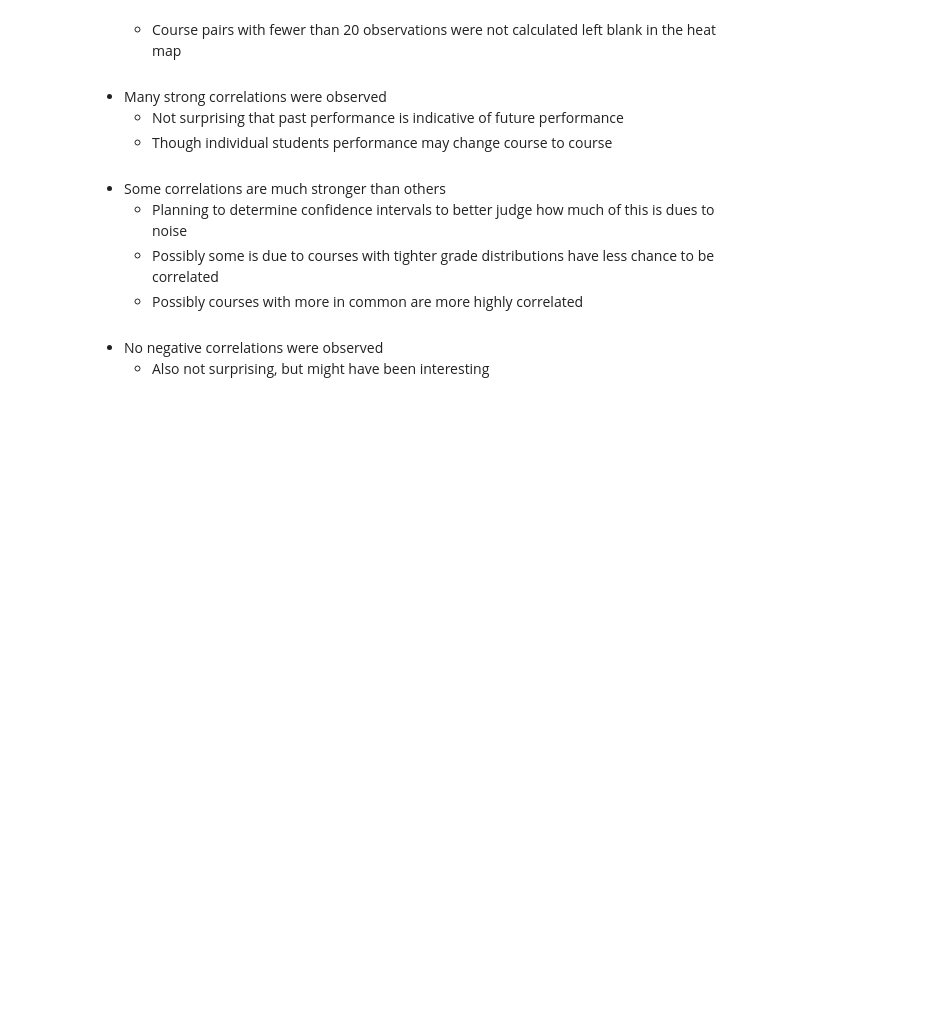
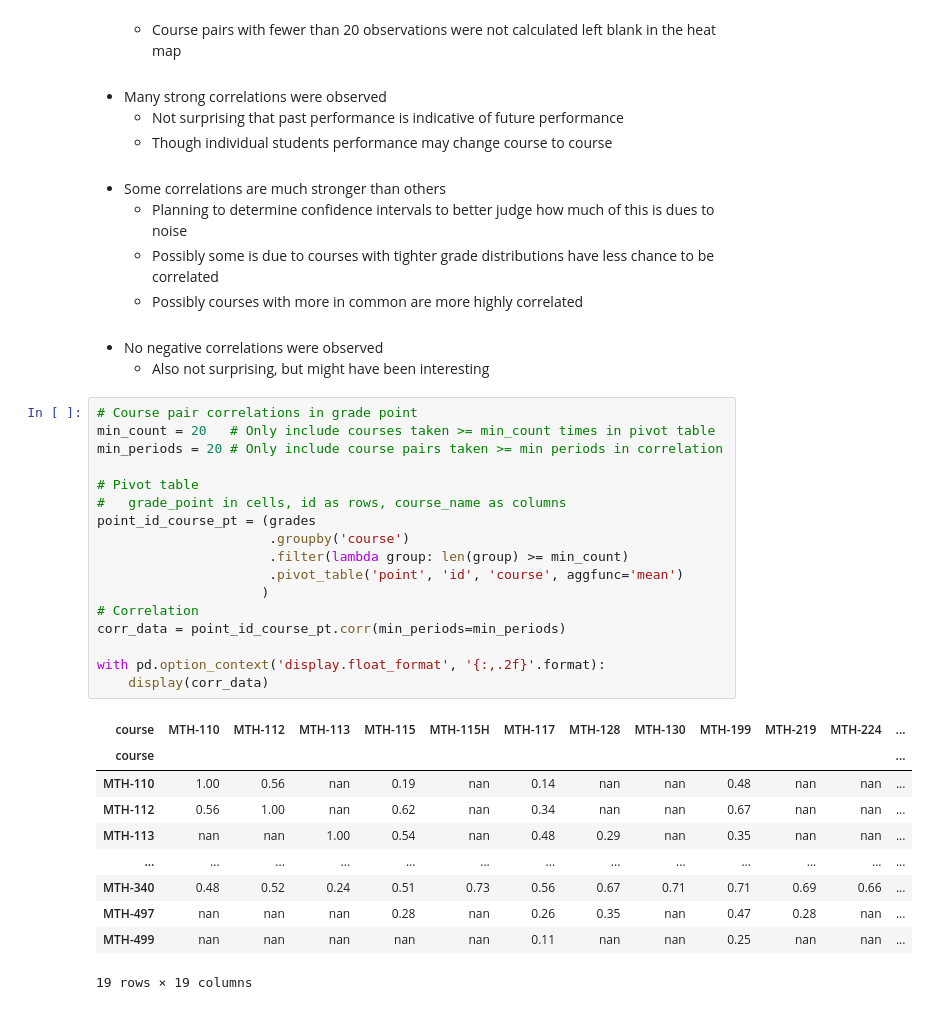
Before and after one commit to pmgasper/union_students, a Jupyter notebook: nb04_hypothesis_testing.ipynb, the cells around one changed output. Cells and saved outputs as stored; diff of their text form; blank space fills up the shorter version.

Commit message:
working on correlation coefficient confidence intervals

```diff
--- a/nb04_hypothesis_testing.ipynb
+++ b/nb04_hypothesis_testing.ipynb
@@ -410,5 +410,33 @@ Sample size power analysis:
 <br><br>
 * No negative correlations were observed
   + Also not surprising, but might have been interesting
+# %%
+# Course pair correlations in grade point
+min_count = 20   # Only include courses taken >= min_count times in pivot table
+min_periods = 20 # Only include course pairs taken >= min periods in correlation
+
+# Pivot table
+#   grade_point in cells, id as rows, course_name as columns
+point_id_course_pt = (grades
+                      .groupby('course')
+                      .filter(lambda group: len(group) >= min_count)
+                      .pivot_table('point', 'id', 'course', aggfunc='mean')
+                     )
+# Correlation
+corr_data = point_id_course_pt.corr(min_periods=min_periods)
+
+with pd.option_context('display.float_format', '{:,.2f}'.format):
+    display(corr_data)
+# %% [output]
+| course | MTH-110 | MTH-112 | MTH-113 | MTH-115 | MTH-115H | MTH-117 | MTH-128 | MTH-130 | MTH-199 | MTH-219 | MTH-224 | ... |
+| course |  |  |  |  |  |  |  |  |  |  |  | ... |
+| MTH-110 | 1.00 | 0.56 | nan | 0.19 | nan | 0.14 | nan | nan | 0.48 | nan | nan | ... |
+| MTH-112 | 0.56 | 1.00 | nan | 0.62 | nan | 0.34 | nan | nan | 0.67 | nan | nan | ... |
+| MTH-113 | nan | nan | 1.00 | 0.54 | nan | 0.48 | 0.29 | nan | 0.35 | nan | nan | ... |
+| ... | ... | ... | ... | ... | ... | ... | ... | ... | ... | ... | ... | ... |
+| MTH-340 | 0.48 | 0.52 | 0.24 | 0.51 | 0.73 | 0.56 | 0.67 | 0.71 | 0.71 | 0.69 | 0.66 | ... |
+| MTH-497 | nan | nan | nan | 0.28 | nan | 0.26 | 0.35 | nan | 0.47 | 0.28 | nan | ... |
+| MTH-499 | nan | nan | nan | nan | nan | 0.11 | nan | nan | 0.25 | nan | nan | ... |
+19 rows × 19 columns
 # %%
 # Highest correlations
```
Also changed, not shown: parts of 6 cells of this notebook.
